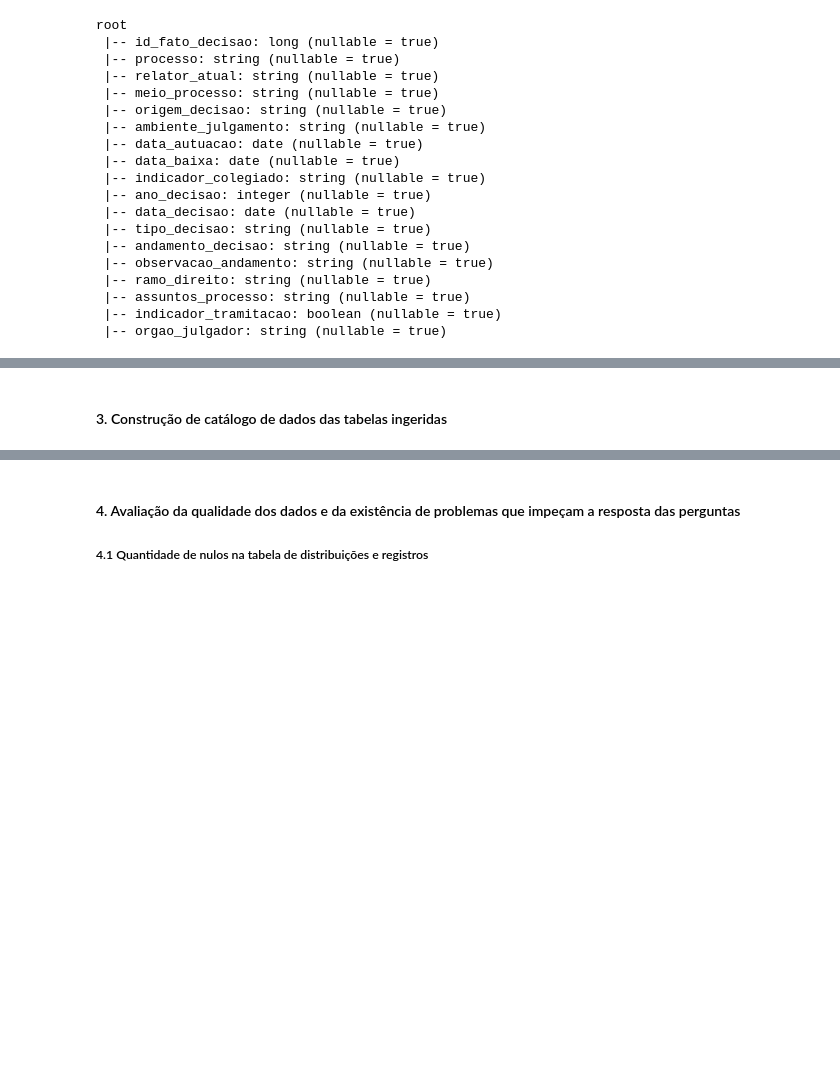
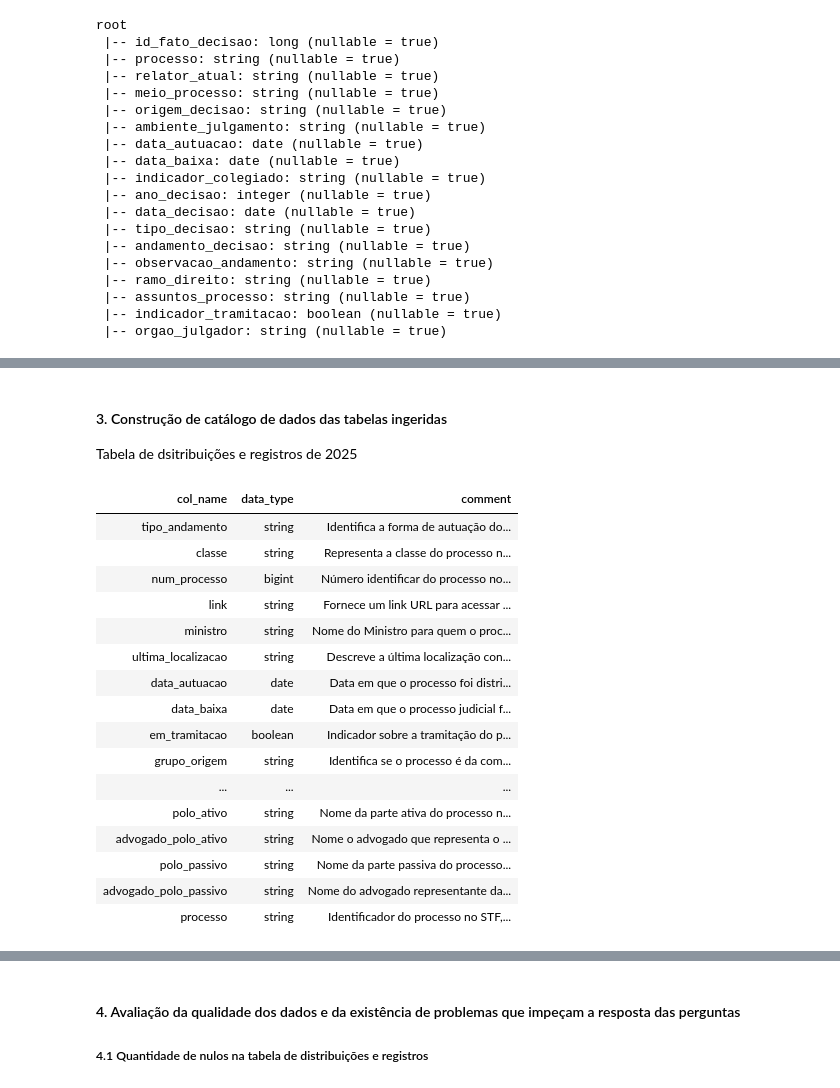
Before and after one commit to rafaeldebarros/MVP_engenharia_dados, a Jupyter notebook: MVP - engenharia dados - Rafael Souza de Barros.ipynb, the cells around one changed output, grey strips where cells are left out. Saved outputs shown, nothing was run; the diff lists cells and outputs as text; code cells hidden in the pictures; blank space fills up the shorter version.

```diff
--- a/MVP - engenharia dados - Rafael Souza de Barros.ipynb
+++ b/MVP - engenharia dados - Rafael Souza de Barros.ipynb
@@ -323,2 +566,26 @@ root
 # %% [markdown]
 #### 3. Construção de catálogo de dados das tabelas ingeridas
+
+Tabela de dsitribuições e registros de 2025
+# %%
+%sql
+
+DESCRIBE TABLE silver.distribuicoes2025stf;
+# %% [output]
+| col_name | data_type | comment |
+| tipo_andamento | string | Identifica a forma de autuação do... |
+| classe | string | Representa a classe do processo n... |
+| num_processo | bigint | Número identificar do processo no... |
+| link | string | Fornece um link URL para acessar ... |
+| ministro | string | Nome do Ministro para quem o proc... |
+| ultima_localizacao | string | Descreve a última localização con... |
+| data_autuacao | date | Data em que o processo foi distri... |
+| data_baixa | date | Data em que o processo judicial f... |
+| em_tramitacao | boolean | Indicador sobre a tramitação do p... |
+| grupo_origem | string | Identifica se o processo é da com... |
+| ... | ... | ... |
+| polo_ativo | string | Nome da parte ativa do processo n... |
+| advogado_polo_ativo | string | Nome o advogado que representa o ... |
+| polo_passivo | string | Nome da parte passiva do processo... |
+| advogado_polo_passivo | string | Nome do advogado representante da... |
+| processo | string | Identificador do processo no STF,... |
```
Also changed, not shown: parts of 27 cells of this notebook.
